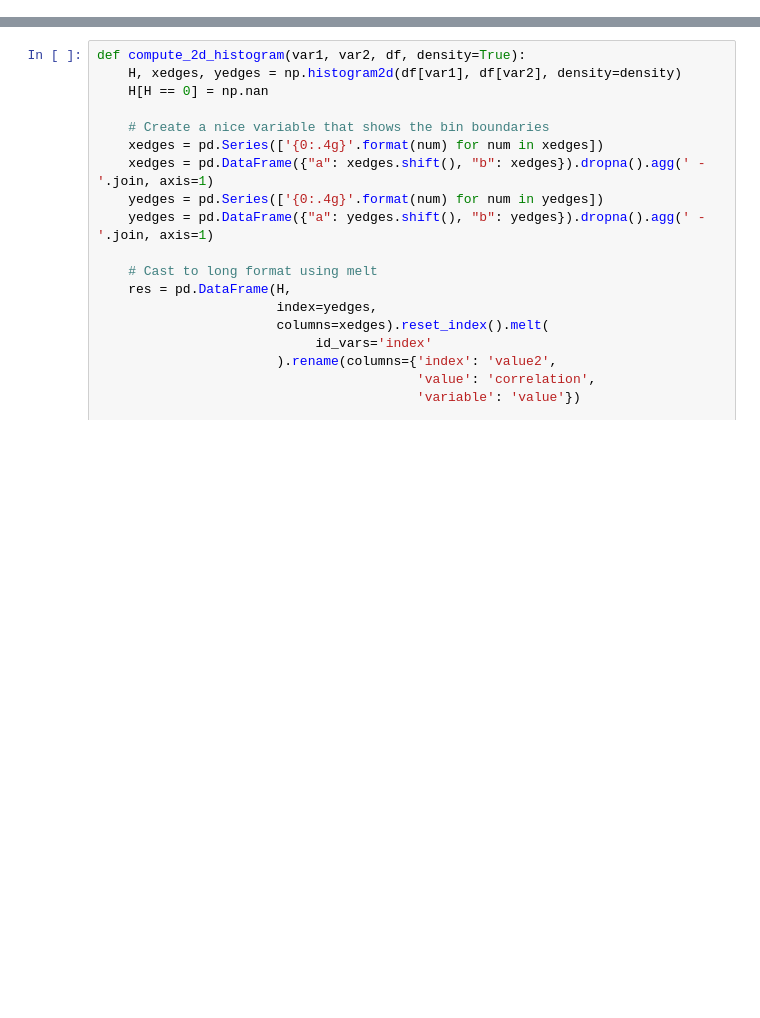
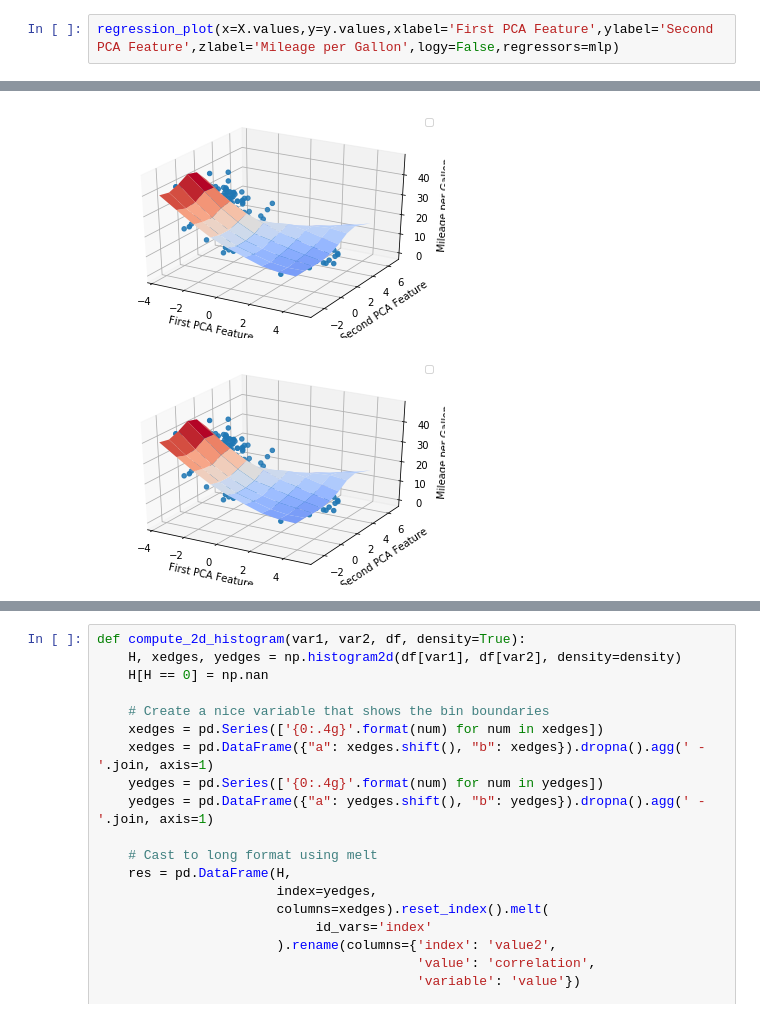
Before and after one commit to s260895/auto_mileage_visualization, a Jupyter notebook: notebook.ipynb, the cells around one changed output, grey strips where cells are left out. Saved outputs shown, nothing was run; the diff lists cells and outputs as text; blank space fills up the shorter version.

```diff
--- a/notebook.ipynb
+++ b/notebook.ipynb
@@ -46,0 +287,3 @@ from joblib import dump,load
+# %%
+regression_plot(x=X.values,y=y.values,xlabel='First PCA Feature',ylabel='Second PCA Feature',zlabel='Mileage per Gallon',logy=False,regressors=mlp)
+# %% [output]
@@ -46,0 +291,2 @@ from joblib import dump,load
+[figure, added]
+[figure, added]
```
Also changed, not shown: parts of 13 cells of this notebook, 1 other file.
